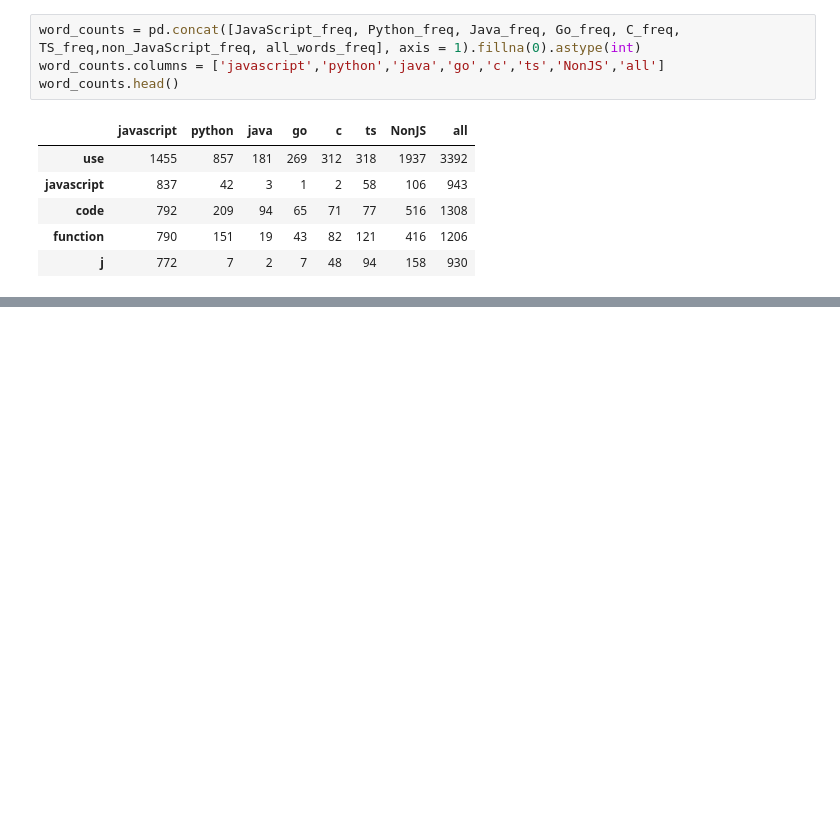
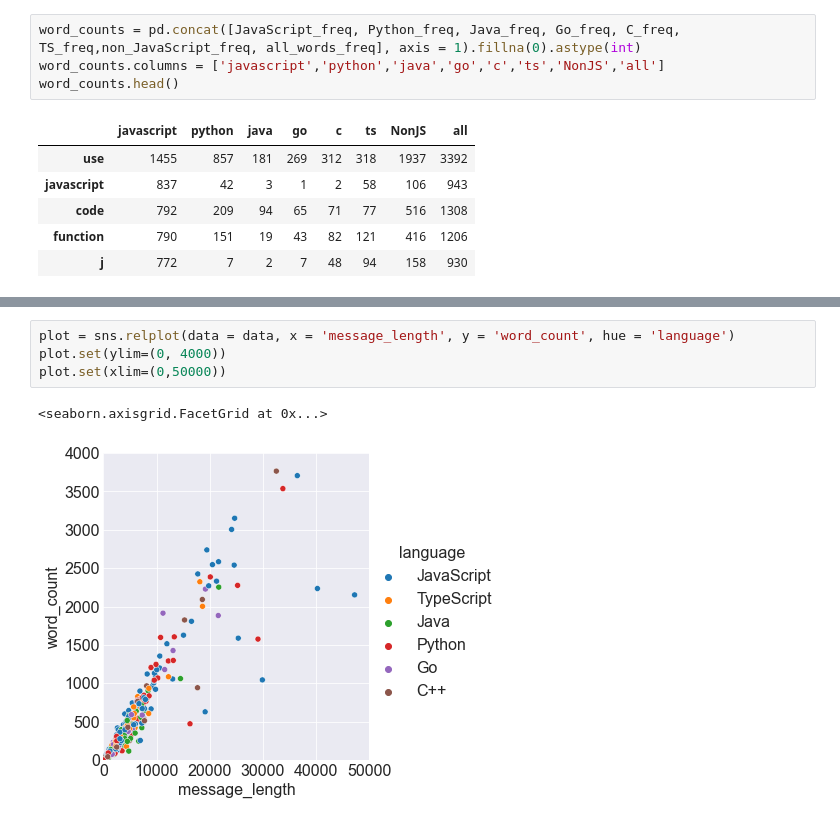
Before and after one commit to nlpsuperstar/nlp_team_project, a Jupyter notebook: final_notebook.ipynb, the cells around one changed output, grey strips where cells are left out. Cells and saved outputs as stored; diff of their text form; blank space fills up the shorter version.

```diff
--- a/final_notebook.ipynb
+++ b/final_notebook.ipynb
@@ -398,0 +401,7 @@ sns.relplot(data = data, x = 'message_length', y = 'word_count', hue = 'language
+# %%
+plot = sns.relplot(data = data, x = 'message_length', y = 'word_count', hue = 'language')
+plot.set(ylim=(0, 4000))
+plot.set(xlim=(0,50000))
+# %% [output]
+<seaborn.axisgrid.FacetGrid at 0x...>
+[figure, added]
```
Also changed, not shown: parts of 59 cells of this notebook.
